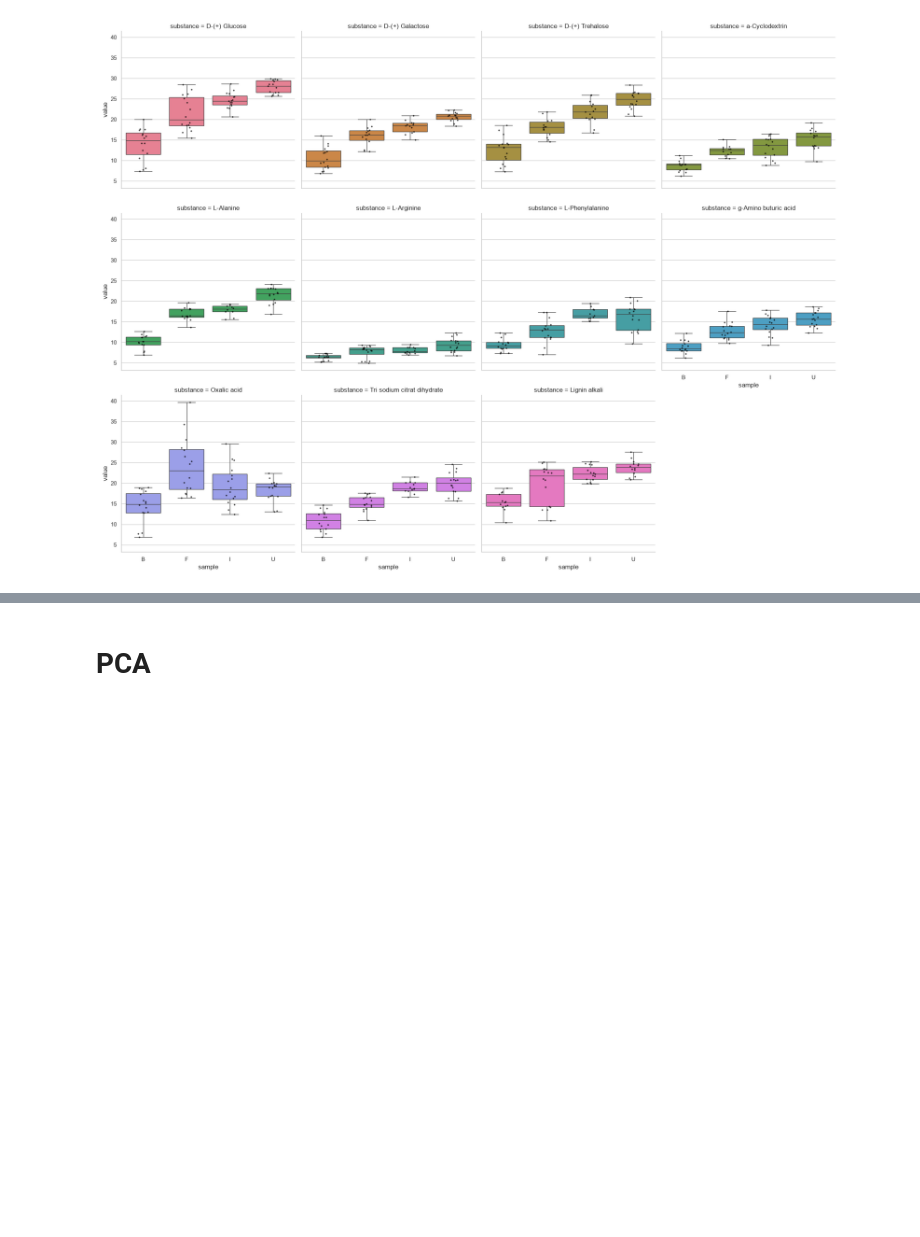
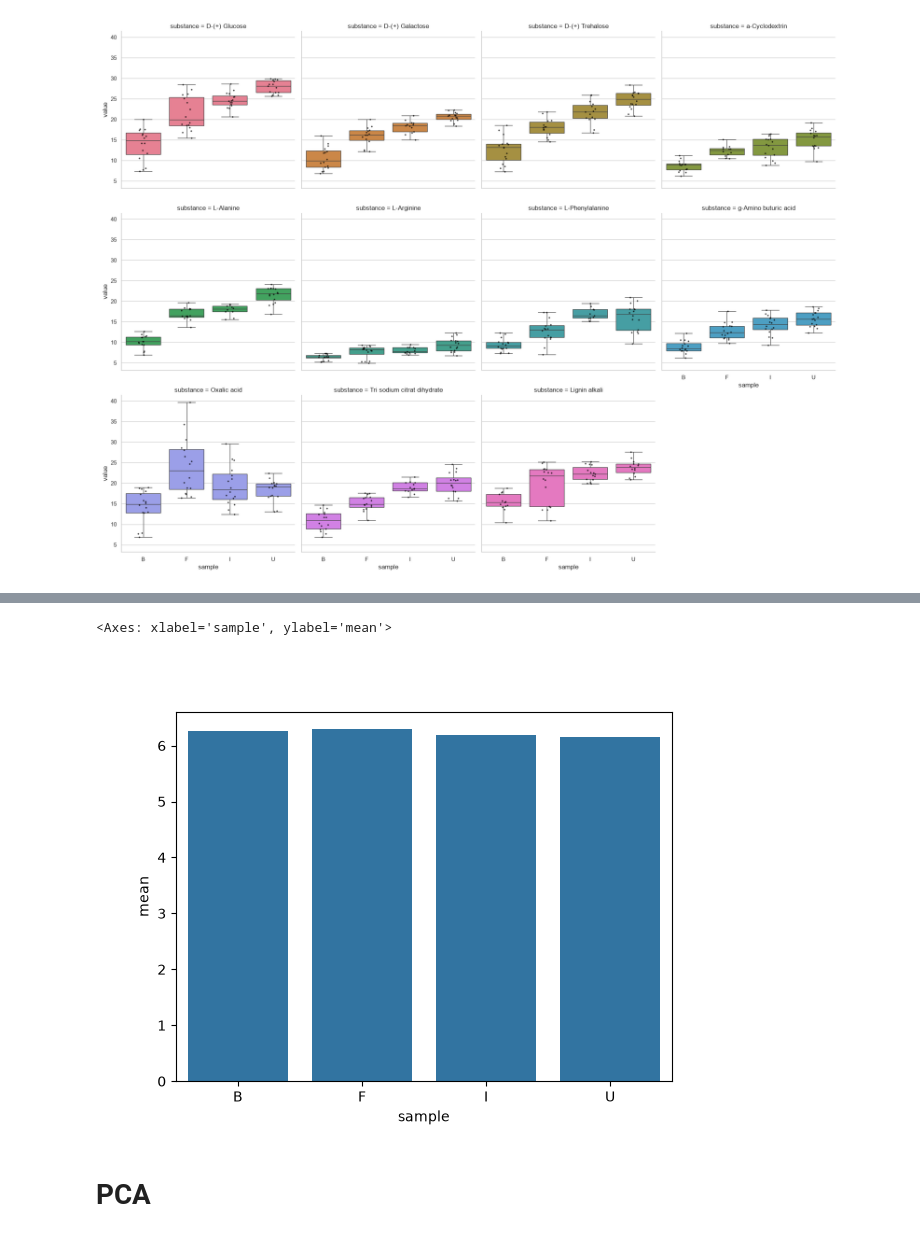
Before and after one commit to danielsehr/GEO6, a Jupyter notebook: src/geo6/main.ipynb, the cells around one changed output, grey strips where cells are left out. Cells and saved outputs as stored; diff of their text form; code cells hidden in the pictures; blank space fills up the shorter version.

```diff
--- a/src/geo6/main.ipynb
+++ b/src/geo6/main.ipynb
@@ -133,0 +311,9 @@ save_plot(plot=plot, name="sir_boxplot")
+# %%
+subset = data.ph_cacl[["sample", "ph_cacl"]]
+
+subset_agg = (
+    subset
+    .groupby("sample")["ph_cacl"]
+    .agg(mean="mean", std="std")
+    .reset_index()
+)
@@ -134,3 +328,13 @@ save_plot(plot=plot, name="sir_boxplot")
+# %%
+sns.barplot(
+    data=subset_agg,
+    x="sample",
+    y="mean",
+    errorbar="sd"
+)
+# %% [output]
+<Axes: xlabel='sample', ylabel='mean'>
+[figure, added]
 # %% [markdown]
 # PCA
 # %%
```
Also changed, not shown: parts of 14 cells of this notebook, 1 other file.
